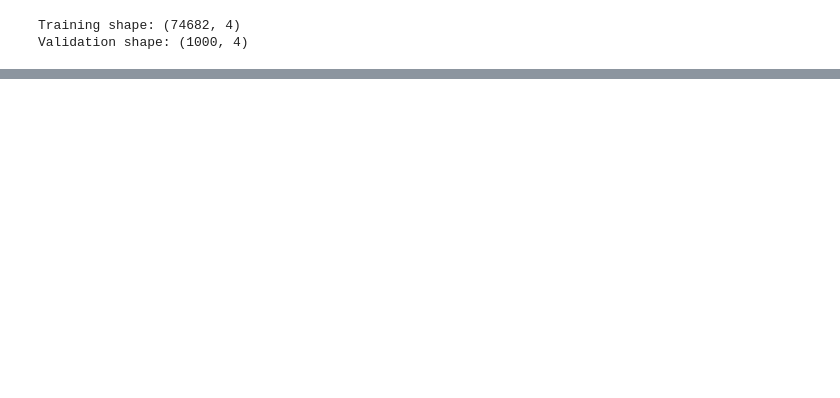
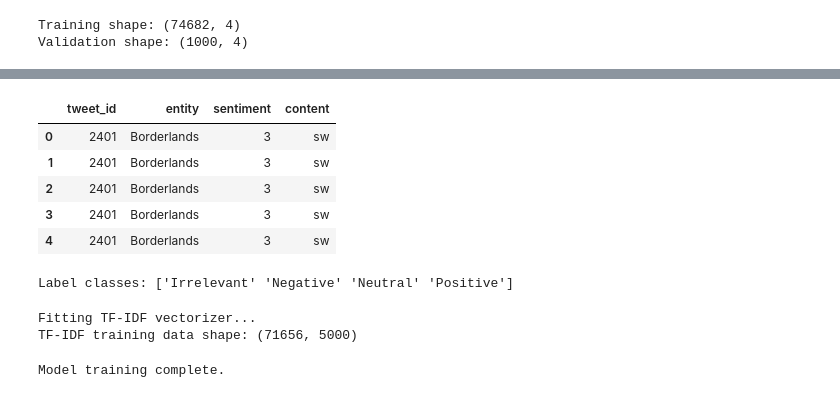
Before and after one commit to Sxham04/sentiment-analysis-twt, a Jupyter notebook: main.ipynb, the cells around one changed output, grey strips where cells are left out. Cells and saved outputs as stored; diff of their text form; code cells hidden in the pictures; blank space fills up the shorter version.

```diff
--- a/main.ipynb
+++ b/main.ipynb
@@ -31,0 +73,17 @@ val_df.columns = ['tweet_id', 'entity', 'sentiment', 'content']
+# %%
+def preprocess_text(text):
+    text = str(text).lower()                                # lowercase
+    text = re.sub(r"http\\S+|www\\S+|https\\S+", '', text)     # remove urls
+    text = re.sub(r"@\\w+|#\\w+", '', text)                   # remove mentions & hashtags
+    text = re.sub(r"[0-9]+", '', text)                      # remove numbers
+    text = re.sub(r"[^\\w\\s]", '', text)                     # remove punctuation
+    text = emoji.replace_emoji(text, replace='')            # remove emojis
+    text = re.sub(r"\\s+", ' ', text).strip()                # remove extra spaces
+    return text
+# %%
+print("\nPreprocessing text...")
+train_df['content'] = train_df['content'].apply(preprocess_text)
+val_df['content']   = val_df['content'].apply(preprocess_text)
+
+print("Preprocessing complete.")
+print(train_df.head())
@@ -31,0 +101,21 @@ val_df.columns = ['tweet_id', 'entity', 'sentiment', 'content']
+# %%
+label_encoder = LabelEncoder()
+# %%
+train_df['sentiment'] = label_encoder.fit_transform(train_df['sentiment'])
+val_df['sentiment'] = label_encoder.transform(val_df['sentiment'])
+# %%
+train_df.head()
+# %% [output]
+|  | tweet_id | entity | sentiment | content |
+| 0 | 2401 | Borderlands | 3 | sw |
+| 1 | 2401 | Borderlands | 3 | sw |
+| 2 | 2401 | Borderlands | 3 | sw |
+| 3 | 2401 | Borderlands | 3 | sw |
+| 4 | 2401 | Borderlands | 3 | sw |
+# %%
+with open("label_encoder.pkl", "wb") as f:
+    pickle.dump(label_encoder, f)
+
+print(f"\nLabel classes: {label_encoder.classes_}")
+# %% [output]
+Label classes: ['Irrelevant' 'Negative' 'Neutral' 'Positive']
@@ -31,0 +124,8 @@ val_df.columns = ['tweet_id', 'entity', 'sentiment', 'content']
+# %%
+print("\nFitting TF-IDF vectorizer...")
+x_train_tfidf = tfidf.fit_transform(train_df['content']).toarray()
+x_val_tfidf = tfidf.transform(val_df['content']).toarray()
+print(f"TF-IDF training data shape: {x_train_tfidf.shape}")
+# %% [output]
+Fitting TF-IDF vectorizer...
+TF-IDF training data shape: (71656, 5000)
@@ -31,0 +143,6 @@ val_df.columns = ['tweet_id', 'entity', 'sentiment', 'content']
+# %%
+sk_model.fit(x_train_tfidf, y_train)
+
+print("Model training complete.")
+# %% [output]
+Model training complete.
```
Also changed, not shown: parts of 18 cells of this notebook, 3 other files.
